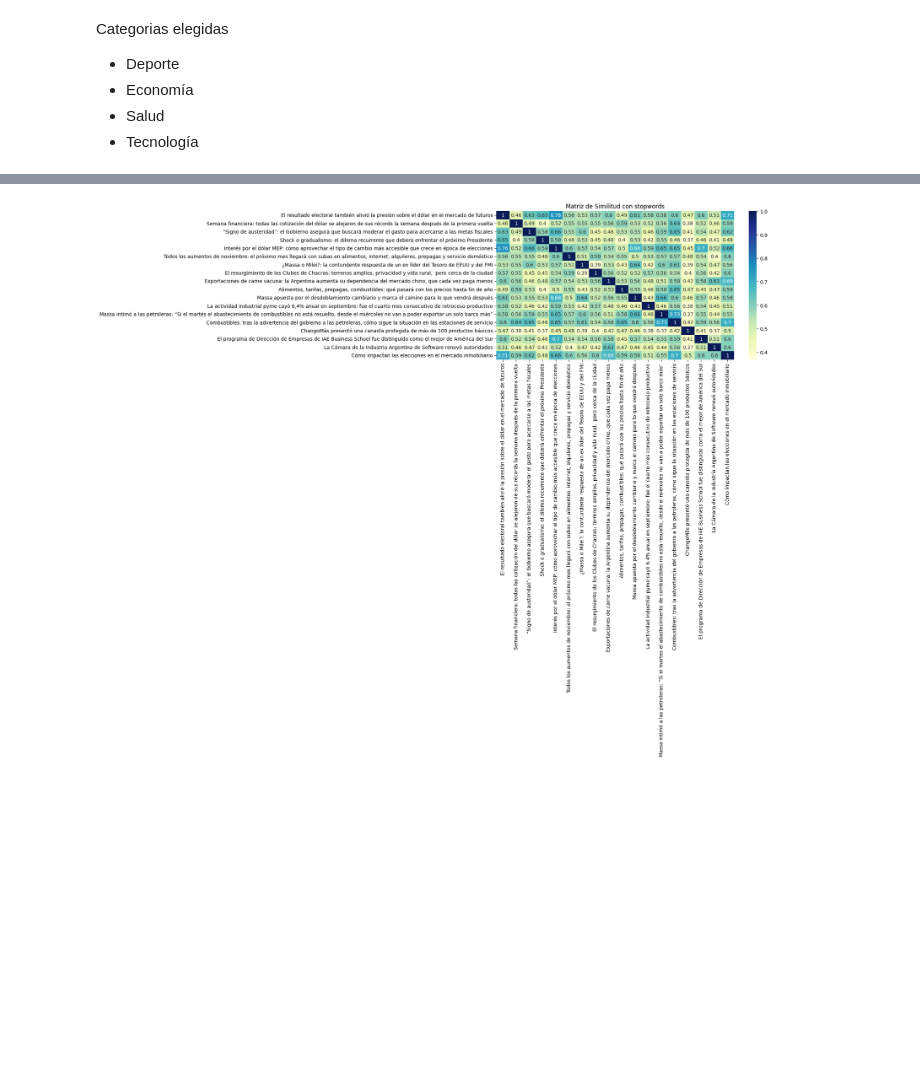
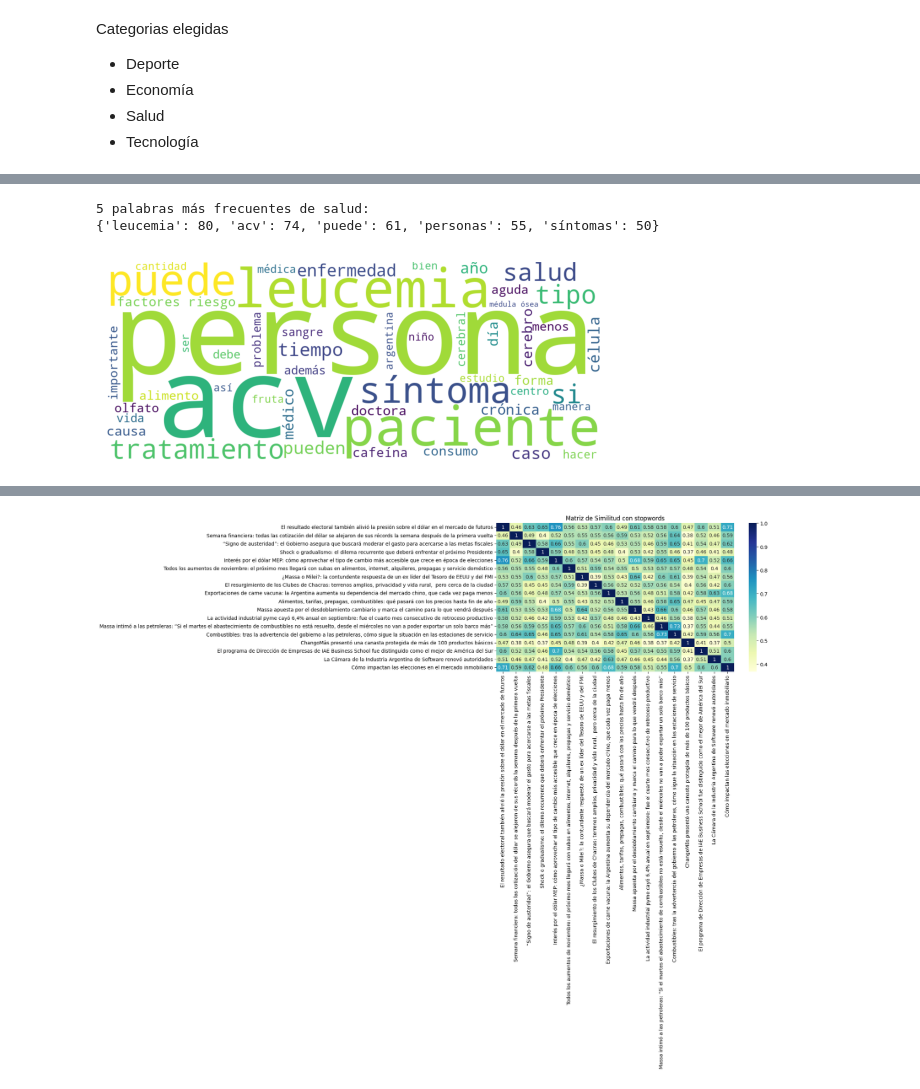
Before and after one commit to GuidoLorenzetti/TUIA-NLP-TP, a Jupyter notebook: Informe.ipynb, the cells around one changed output, grey strips where cells are left out. Drawn from its saved outputs; the diff is of its cells as text; code cells hidden in the pictures; blank space fills up the shorter version.

```diff
--- a/Informe.ipynb
+++ b/Informe.ipynb
@@ -121,0 +134,7 @@ Ejercicio 4
+# %%
+top_freqs(freqs, "salud")
+wordcloud(textos, "salud")
+# %% [output]
+5 palabras más frecuentes de salud:
+{'leucemia': 80, 'acv': 74, 'puede': 61, 'personas': 55, 'síntomas': 50}
+[figure, added]
```
Also changed, not shown: parts of 38 cells of this notebook, 4 other files.
